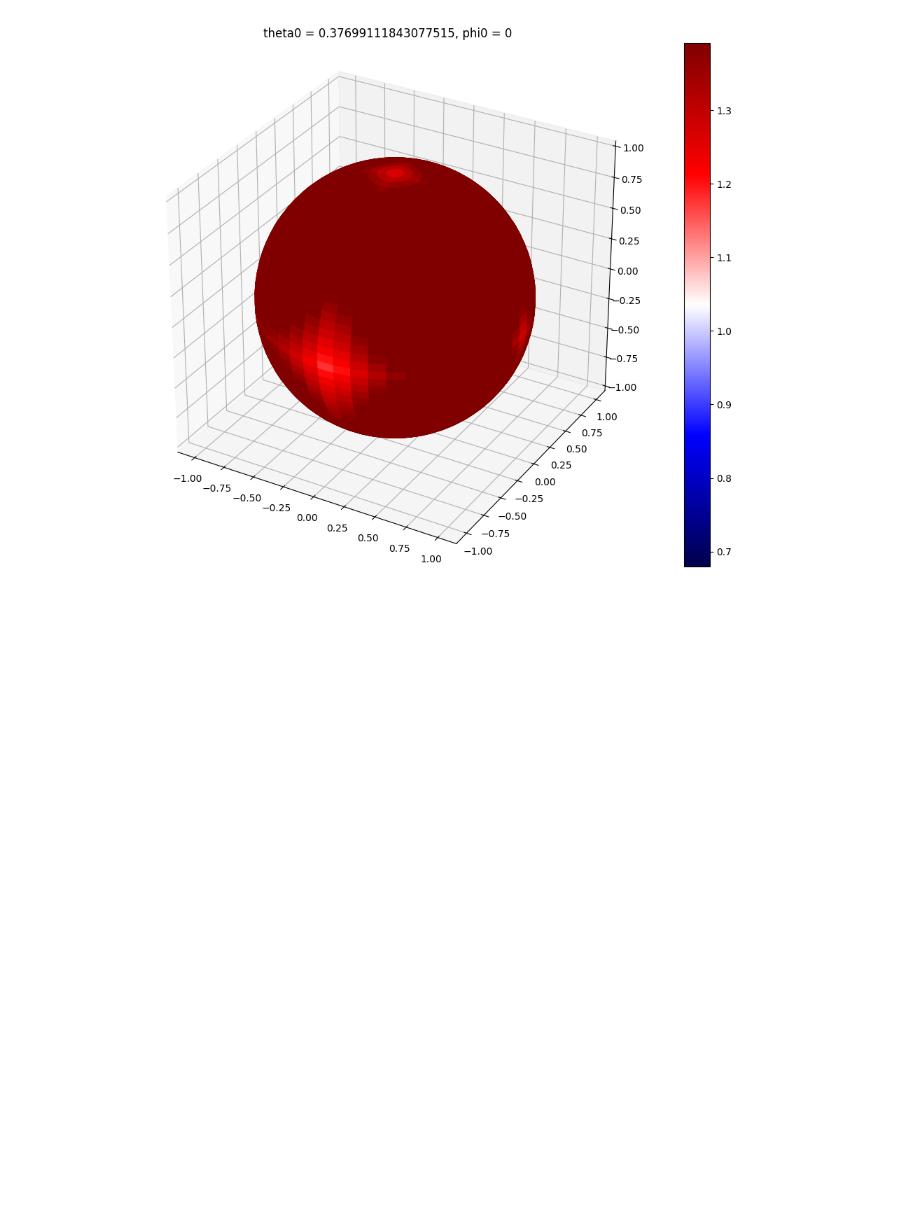
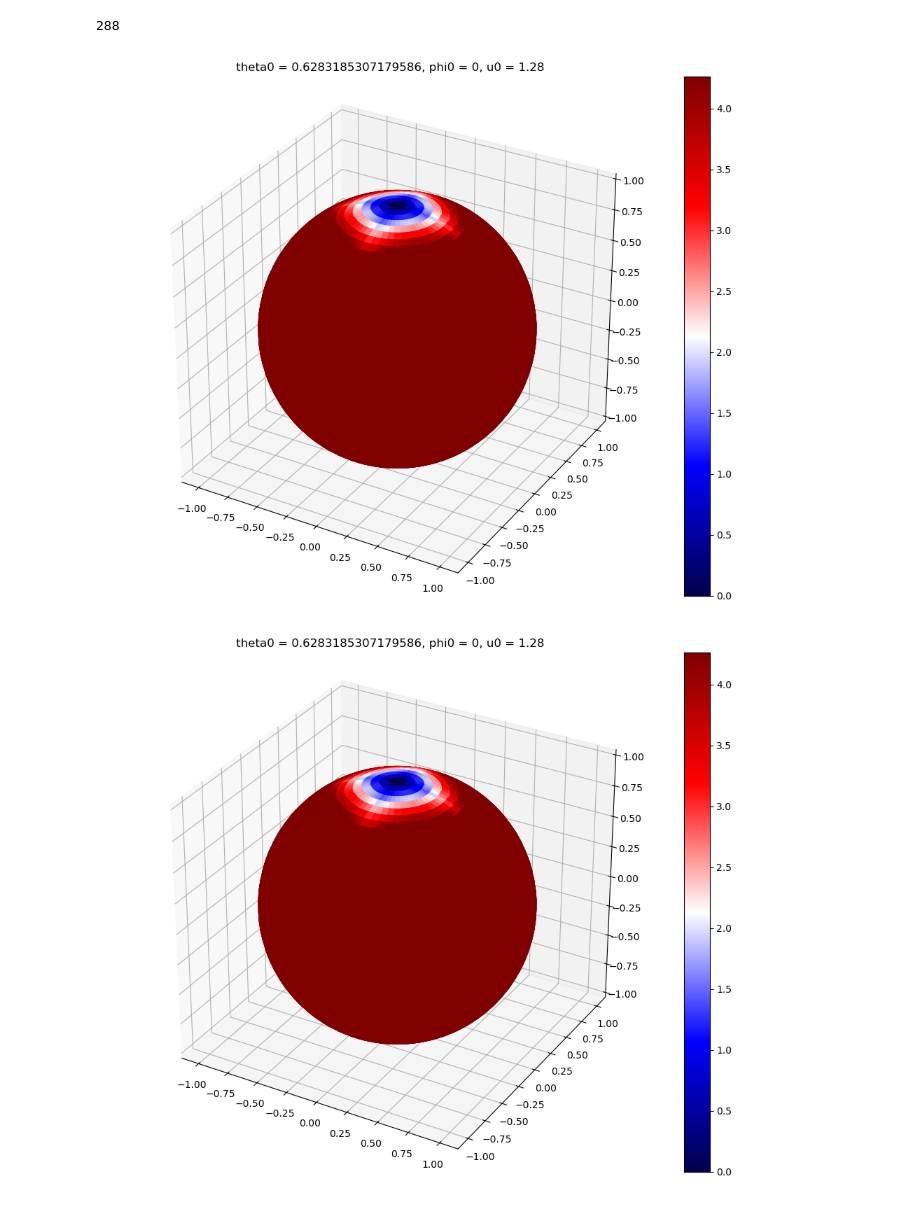
Before and after one commit to pascaltribel/polyharmonic_critic_equation, a Jupyter notebook: polyharm_2D.ipynb, the cells around one changed output. Cells and saved outputs as stored; diff of their text form; code cells hidden in the pictures; blank space fills up the shorter version.

```diff
--- a/polyharm_2D.ipynb
+++ b/polyharm_2D.ipynb
@@ -19,4 +19,4 @@ def loss_fn(model, x, y, z, x0, y0, z0, u0):
     d2udy2 = torch.autograd.grad(dudy, y, grad_outputs=torch.ones_like(dudy), create_graph=True)[0]
     d2udz2 = torch.autograd.grad(dudz, z, grad_outputs=torch.ones_like(dudz), create_graph=True)[0]
     laplacian = d2udx2 + d2udy2 + d2udz2
-    return ((u * torch.abs(u)**(p-2) + laplacian - u)**2).mean()
+    return ((u * torch.abs(u)**(p-2) + laplacian)**2).mean()
@@ -51,5 +61,5 @@ tensor([[0.0259]], grad_fn=<AddBackward0>)
 # %%
-torch.set_default_device('mps')
+# torch.set_default_device('mps')
 model = Model()
 optimizer = optim.Adam(model.parameters(), lr=1e-3)
 #lr_scheduler = optim.lr_scheduler.ReduceLROnPlateau(optimizer)
@@ -64,7 +74,6 @@ for _ in (pbar:=tqdm(range(n_epochs))):
     theta0 = torch.rand((n_points, 1), requires_grad=True) * torch.pi
     u0 = (torch.rand((n_points, 1), requires_grad=True)) * U_MAX
     theta = torch.rand((n_points, 1), requires_grad=True) * torch.pi
-    phi = torch.rand((n_points, 1), requires_grad=True) * 2*torch.pi
 
     loss = loss_fn(model, *get_sin_cos(theta, phi), *get_sin_cos(theta0, torch.zeros_like(theta0, requires_grad=True)), u0)
     loss.backward()
@@ -91,7 +100,7 @@ def plot_model(model, theta0, u0, xlim=(0, torch.pi), ylim=(0, 2*torch.pi), n=20
     im = ax.plot_surface(*get_sin_cos(torch.tensor(X_np), torch.tensor(Y_np)), facecolors = plt.get_cmap('seismic')(out[..., 0]), shade=False)
     fig.colorbar(m, ax=ax)
     ax.set_aspect('equal')
-    plt.title(f"theta0 = {theta0}, phi0 = 0")
+    plt.title(f"theta0 = {theta0}, phi0 = 0, u0 = {u0}")
     plt.tight_layout()
     plt.show()
 # %%
@@ -118,6 +129,6 @@ print(loss_fn(model, *get_sin_cos(x, y), *get_sin_cos(theta0, torch.zeros_like(t
 # %%
-torch.set_default_device('mps')
-model.to('mps')
+# torch.set_default_device('mps')
+# model.to('mps')
 n_points = 50
 xs = torch.linspace(0, torch.pi, n_points, requires_grad=True)
 ys = torch.linspace(0, 2*torch.pi, n_points, requires_grad=True)
@@ -125,7 +136,7 @@ X, Y = torch.meshgrid(xs, ys, indexing="xy")
 x = X.reshape(-1, 1)
 y = Y.reshape(-1, 1)
 
-theta0s = torch.linspace(0, torch.pi, n_points, requires_grad=True)
+theta0s = torch.linspace(0.1, torch.pi, n_points, requires_grad=True) #### AJOUTÉ theta va de 0.1 à pi pour éviter x_0 = x_1 et model = nan
 u0s = torch.linspace(0, 2, n_points, requires_grad=True)
 
 losses = np.array([[loss_fn(model, *get_sin_cos(x, y),
@@ -142,8 +153,14 @@ plt.show()
+# %%
+print(np.argmin(losses))
+# %% [output]
+288
 # %%
 %matplotlib widget
 plt.close()
 torch.set_default_device('cpu')
-u0, theta0 = ((np.argmin(losses)%n_points)*2/n_points, (np.argmin(losses)//n_points)*2*np.pi/n_points)
+u0, theta0 = ((np.argmin(losses[:,1:])%n_points)*2/n_points, (np.argmin(losses)//n_points)*2*np.pi/n_points)
 plot_model(model.cpu(), theta0=theta0, u0=u0)
+plt.show()
 # %% [output]
-[figure, old version]
+[figure, new version]
+[figure, added]
```
Also changed, not shown: parts of 8 cells of this notebook.
